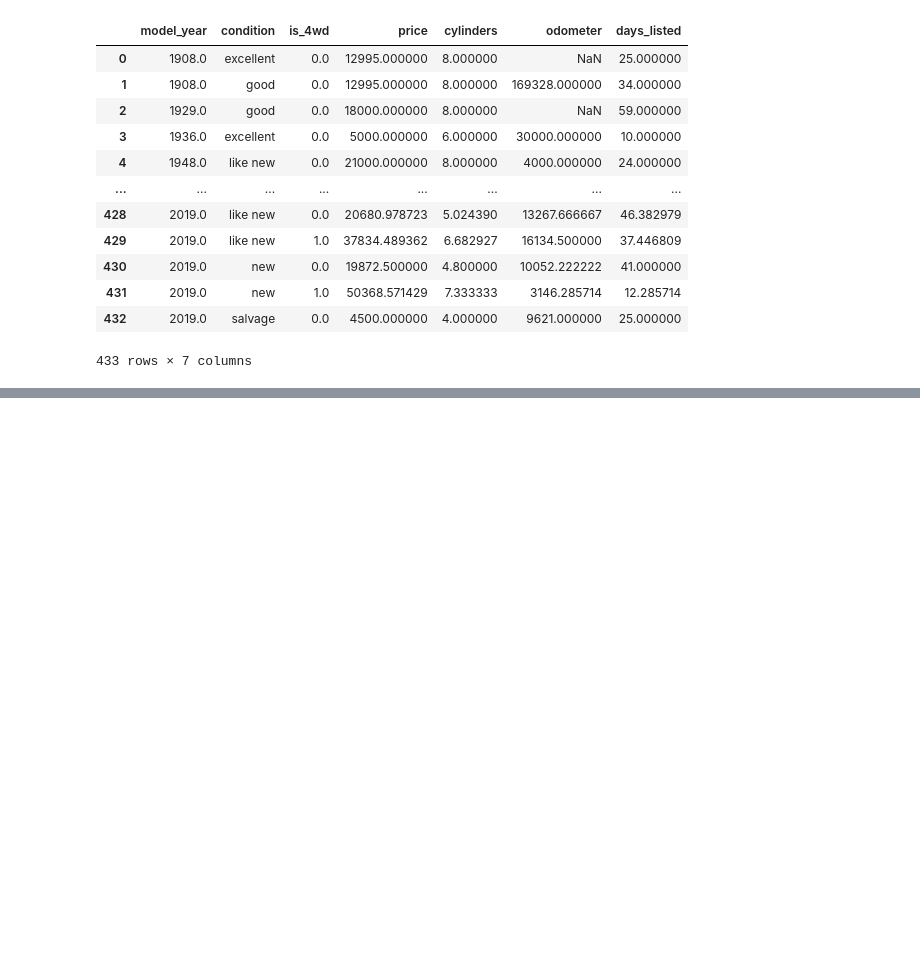
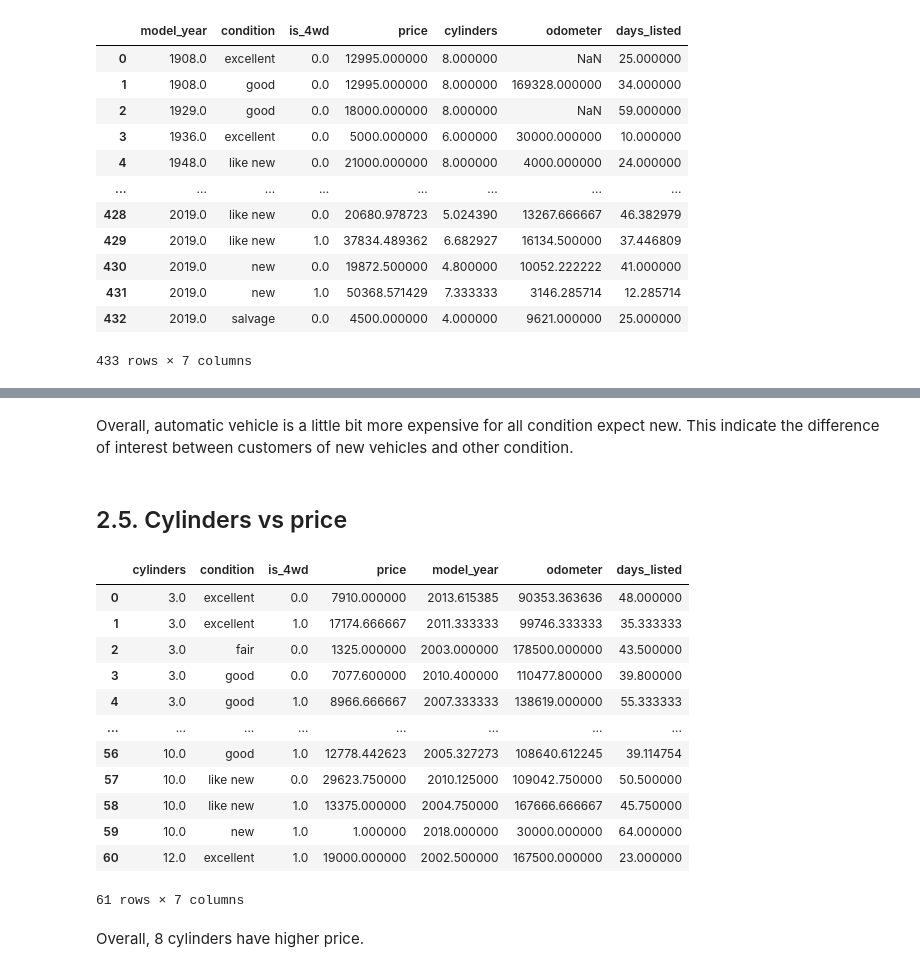
Before and after one commit to leo11223/Project4, a Jupyter notebook: notebook/EDA.ipynb, the cells around one changed output, grey strips where cells are left out. Cells and saved outputs as stored; diff of their text form; code cells hidden in the pictures; blank space fills up the shorter version.

```diff
--- a/notebook/EDA.ipynb
+++ b/notebook/EDA.ipynb
@@ -198,0 +179,33 @@ st.write(fig)
+# %% [markdown]
+Overall, automatic vehicle is a little bit more expensive for all condition expect new. This indicate the difference of interest between customers of new vehicles and other condition.
+# %% [markdown]
+## 2.5. Cylinders vs price
+# %%
+#Data prep for vehicle type and Price.
+df_type_price = df.groupby(['cylinders', 'condition', 'is_4wd']).mean('price')
+df_type_price = df_type_price.reset_index()
+display(df_type_price)
+
+#Header for the graph
+st.header('Vehicle type and Price')
+# Odometer vs price under different  condition
+fig = px.histogram(df_type_price, x='cylinders', y='price', color='condition', histfunc='avg')
+fig.show()
+#display with streamlit
+st.write(fig)
+# %% [output]
+|  | cylinders | condition | is_4wd | price | model_year | odometer | days_listed |
+| 0 | 3.0 | excellent | 0.0 | 7910.000000 | 2013.615385 | 90353.363636 | 48.000000 |
+| 1 | 3.0 | excellent | 1.0 | 17174.666667 | 2011.333333 | 99746.333333 | 35.333333 |
+| 2 | 3.0 | fair | 0.0 | 1325.000000 | 2003.000000 | 178500.000000 | 43.500000 |
+| 3 | 3.0 | good | 0.0 | 7077.600000 | 2010.400000 | 110477.800000 | 39.800000 |
+| 4 | 3.0 | good | 1.0 | 8966.666667 | 2007.333333 | 138619.000000 | 55.333333 |
+| ... | ... | ... | ... | ... | ... | ... | ... |
+| 56 | 10.0 | good | 1.0 | 12778.442623 | 2005.327273 | 108640.612245 | 39.114754 |
+| 57 | 10.0 | like new | 0.0 | 29623.750000 | 2010.125000 | 109042.750000 | 50.500000 |
+| 58 | 10.0 | like new | 1.0 | 13375.000000 | 2004.750000 | 167666.666667 | 45.750000 |
+| 59 | 10.0 | new | 1.0 | 1.000000 | 2018.000000 | 30000.000000 | 64.000000 |
+| 60 | 12.0 | excellent | 1.0 | 19000.000000 | 2002.500000 | 167500.000000 | 23.000000 |
+61 rows × 7 columns
+# %% [markdown]
+Overall, 8 cylinders have higher price.
```
Also changed, not shown: parts of 18 cells of this notebook, 1 other file.
